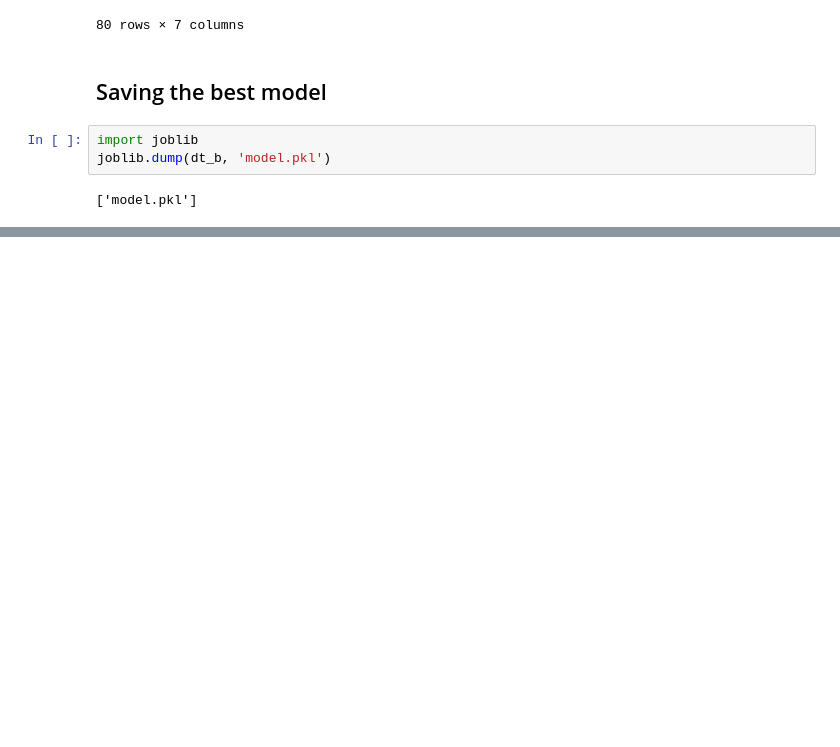
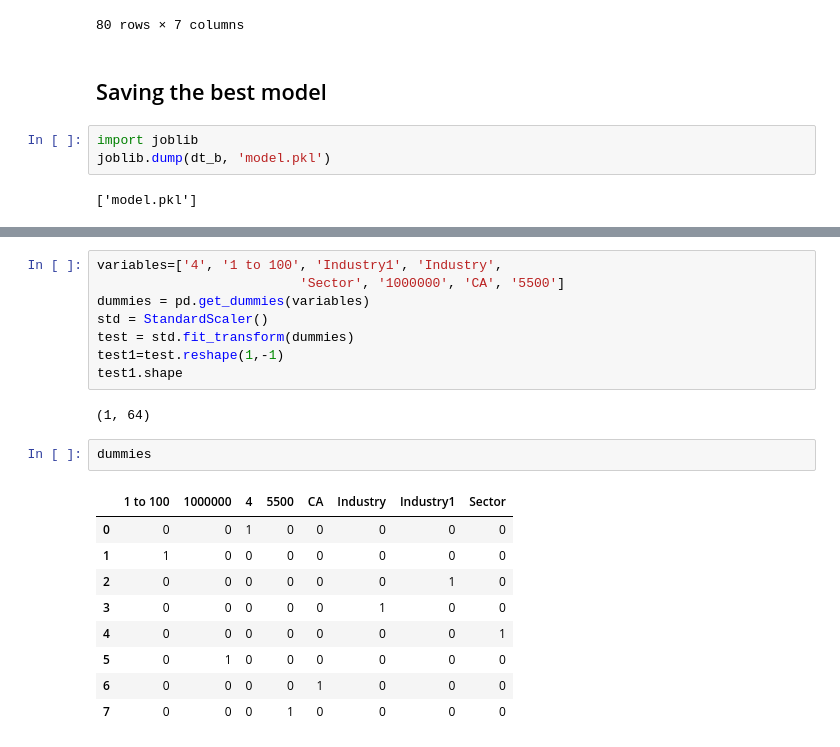
Before and after one commit to pandeysudip/postdoc-salary-pred, a Jupyter notebook: Datamodeling.ipynb, the cells around one changed output, grey strips where cells are left out. Drawn from its saved outputs; the diff is of its cells as text; blank space fills up the shorter version.

```diff
--- a/Datamodeling.ipynb
+++ b/Datamodeling.ipynb
@@ -655,0 +715,22 @@ joblib.dump(dt_b, 'model.pkl')
+# %%
+variables=['4', '1 to 100', 'Industry1', 'Industry',
+                          'Sector', '1000000', 'CA', '5500']
+dummies = pd.get_dummies(variables)
+std = StandardScaler()
+test = std.fit_transform(dummies)
+test1=test.reshape(1,-1)
+test1.shape
+# %% [output]
+(1, 64)
+# %%
+dummies
+# %% [output]
+|  | 1 to 100 | 1000000 | 4 | 5500 | CA | Industry | Industry1 | Sector |
+| 0 | 0 | 0 | 1 | 0 | 0 | 0 | 0 | 0 |
+| 1 | 1 | 0 | 0 | 0 | 0 | 0 | 0 | 0 |
+| 2 | 0 | 0 | 0 | 0 | 0 | 0 | 1 | 0 |
+| 3 | 0 | 0 | 0 | 0 | 0 | 1 | 0 | 0 |
+| 4 | 0 | 0 | 0 | 0 | 0 | 0 | 0 | 1 |
+| 5 | 0 | 1 | 0 | 0 | 0 | 0 | 0 | 0 |
+| 6 | 0 | 0 | 0 | 0 | 1 | 0 | 0 | 0 |
+| 7 | 0 | 0 | 0 | 1 | 0 | 0 | 0 | 0 |
```
Also changed, not shown: parts of 5 cells of this notebook, 1 other file.
